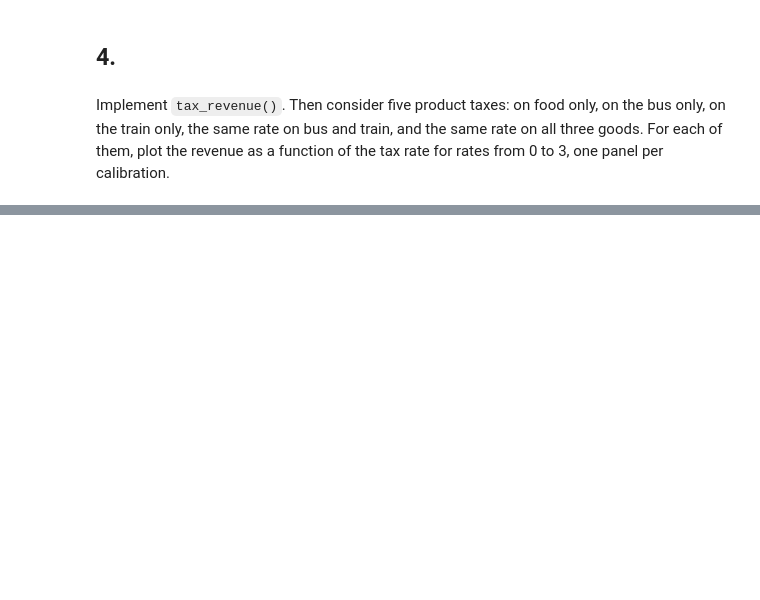
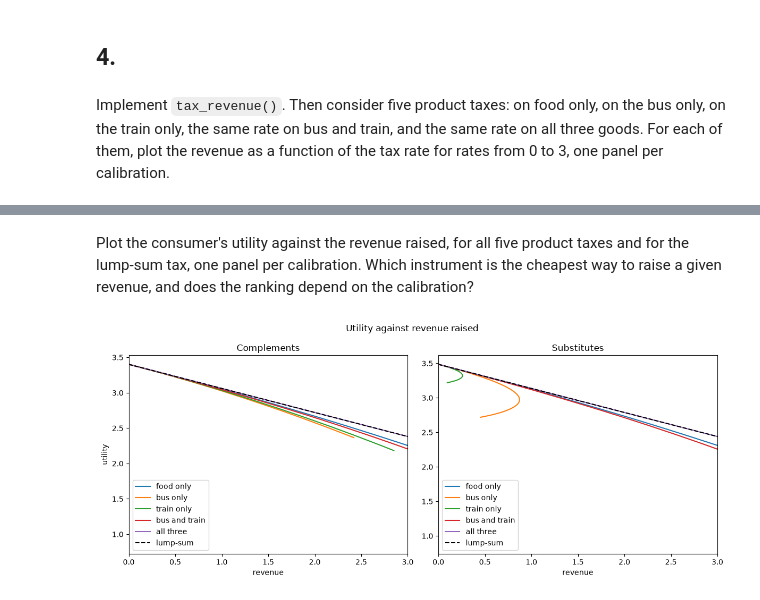
Before and after one commit to NumEconCopenhagen/projects-2025-jvb, a Jupyter notebook: 02_modelproject/modelproject.ipynb, the cells around one changed output, grey strips where cells are left out. Drawn from its saved outputs; the diff is of its cells as text; code cells hidden in the pictures; blank space fills up the shorter version.

```diff
--- a/02_modelproject/modelproject.ipynb
+++ b/02_modelproject/modelproject.ipynb
@@ -450,0 +450,10 @@ NameError: name 'R' is not defined
+# %%
+rows = []
+for name,gov in [('Complements',gov_complements),('Substitutes',gov_substitutes)]:
+    for label,goods in instruments:
+        tau,R = gov.max_revenue(goods=goods,tau_max=3.0,N=301)
+        rows.append({'calibration':name,'instrument':label,'tau*':tau,
+                     'R_max':R,'top':tau < 2.99})
+
+df_max = pd.DataFrame(rows)
+df_max
@@ -450,0 +488,26 @@ NameError: name 'R' is not defined
+# %% [markdown]
+Plot the consumer's utility against the revenue raised, for all five product taxes and for the lump-sum tax, one panel per calibration. Which instrument is the cheapest way to raise a given revenue, and does the ranking depend on the calibration?
+# %%
+def plot_utility_against_revenue():
+
+    fig,axes = plt.subplots(1,2,figsize=(12,5))
+    fig.suptitle('Utility against revenue raised')
+
+    for ax,(title,R,u) in zip(axes,[('Complements',R_complements,u_complements),
+                                    ('Substitutes',R_substitutes,u_substitutes)]):
+        for label,goods in instruments:
+            ax.plot(R[label],u[label],label=label)
+        ax.plot(R['lump-sum'],u['lump-sum'],'k--',label='lump-sum')
+        ax.set_title(title)
+        ax.set_xlabel('revenue')
+        ax.set_xlim(0,3)
+        ax.legend()
+
+    axes[0].set_ylabel('utility')
+
+    fig.tight_layout()
+    plt.show()
+
+plot_utility_against_revenue()
+# %% [output]
+[figure, added]
```
Also changed, not shown: parts of 12 cells of this notebook.
